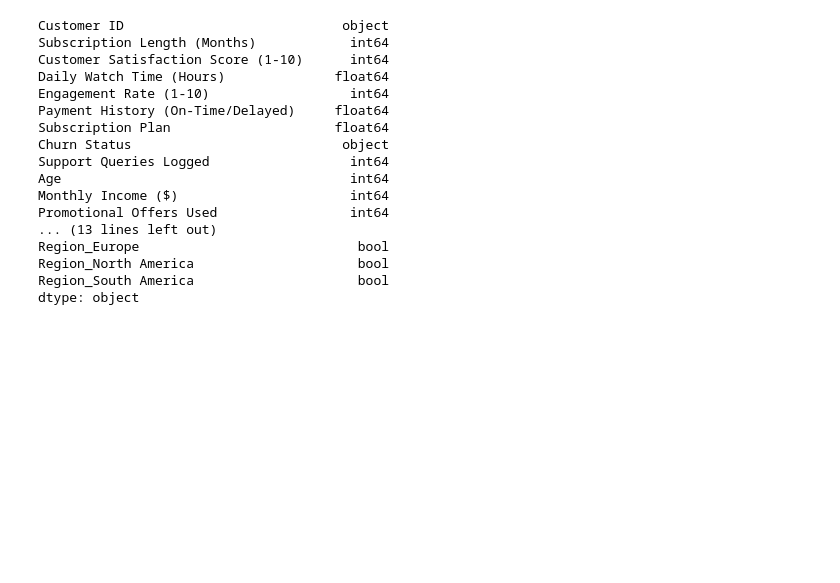
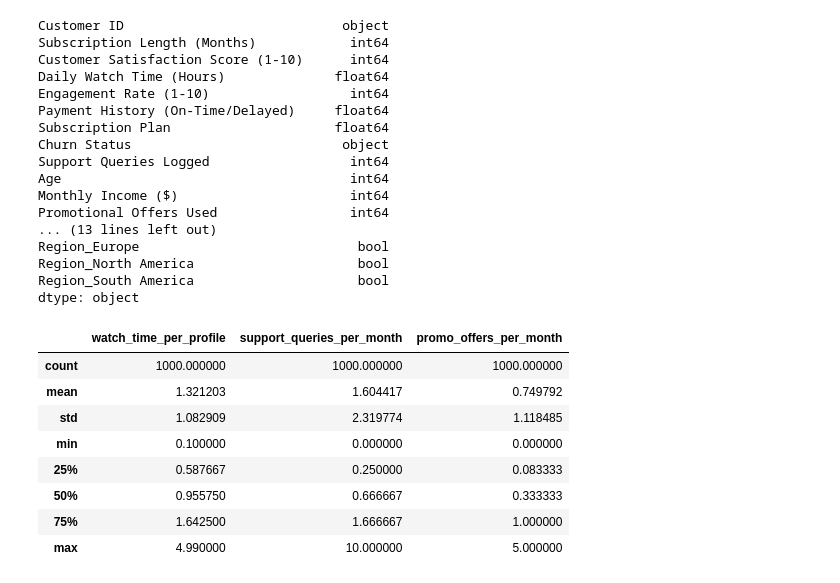
Before and after one commit to aishacmela/Customer_churn, a Jupyter notebook: analysis.ipynb, the cells around one changed output. Saved outputs shown, nothing was run; the diff lists cells and outputs as text; code cells hidden in the pictures; blank space fills up the shorter version.

```diff
--- a/analysis.ipynb
+++ b/analysis.ipynb
@@ -561,3 +562,24 @@ Region_Europe                            bool
 Region_North America                     bool
 Region_South America                     bool
 dtype: object
+# %%
+# Watch time per profile — low value may indicate a family account where engagement is thin
+df['watch_time_per_profile'] = df['Daily Watch Time (Hours)'] / df['Number of Profiles Created']
+
+# Support queries per month of tenure — high value may indicate a frustrated, at-risk customer
+df['support_queries_per_month'] = df['Support Queries Logged'] / df['Subscription Length (Months)']
+
+# Promotional offers used per month of tenure — heavy reliance on discounts may signal price sensitivity
+df['promo_offers_per_month'] = df['Promotional Offers Used'] / df['Subscription Length (Months)']
+# %%
+df[['watch_time_per_profile', 'support_queries_per_month', 'promo_offers_per_month']].describe()
+# %% [output]
+|  | watch_time_per_profile | support_queries_per_month | promo_offers_per_month |
+| count | 1000.000000 | 1000.000000 | 1000.000000 |
+| mean | 1.321203 | 1.604417 | 0.749792 |
+| std | 1.082909 | 2.319774 | 1.118485 |
+| min | 0.100000 | 0.000000 | 0.000000 |
+| 25% | 0.587667 | 0.250000 | 0.083333 |
+| 50% | 0.955750 | 0.666667 | 0.333333 |
+| 75% | 1.642500 | 1.666667 | 1.000000 |
+| max | 4.990000 | 10.000000 | 5.000000 |
```
Also changed, not shown: parts of 11 cells of this notebook.
